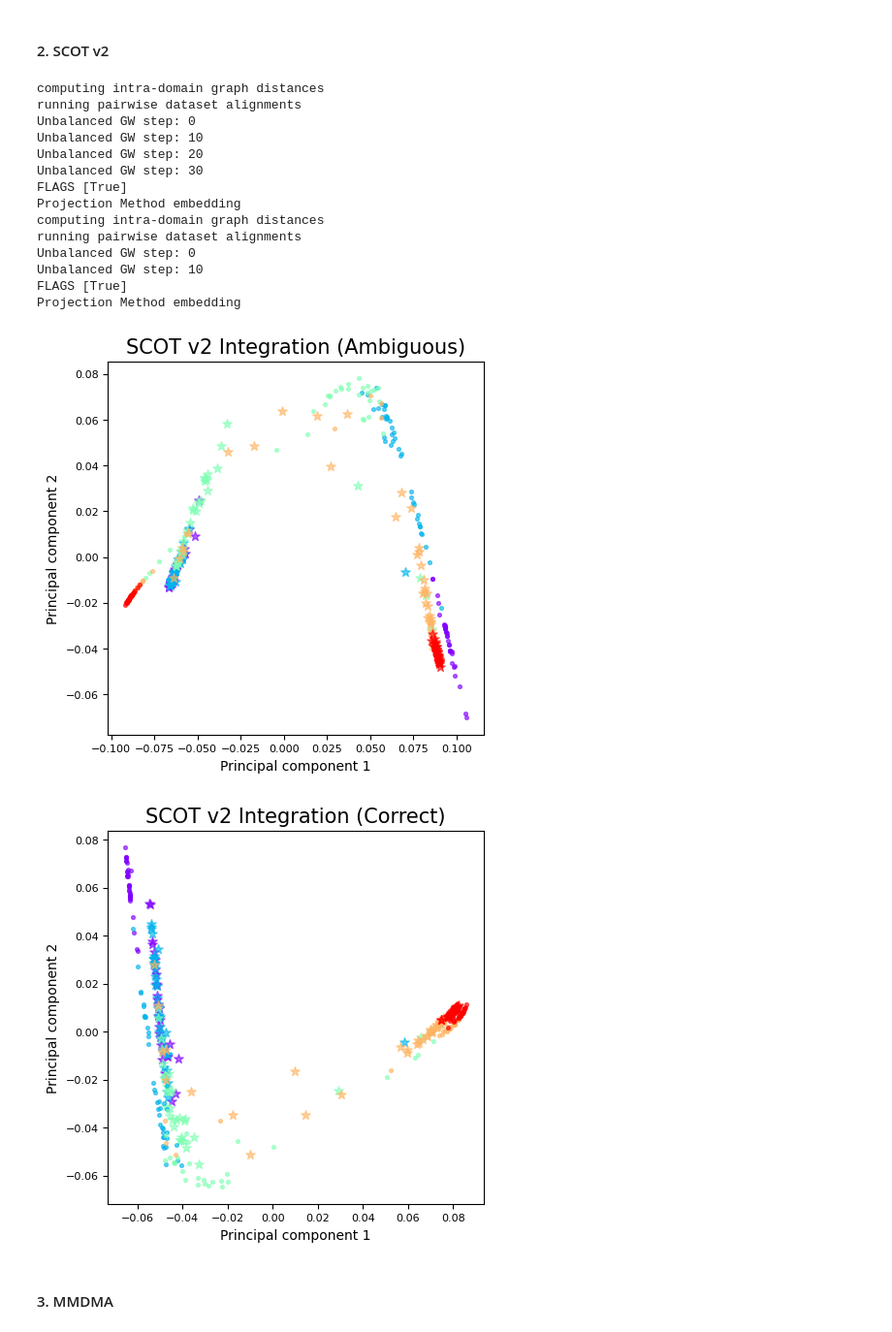
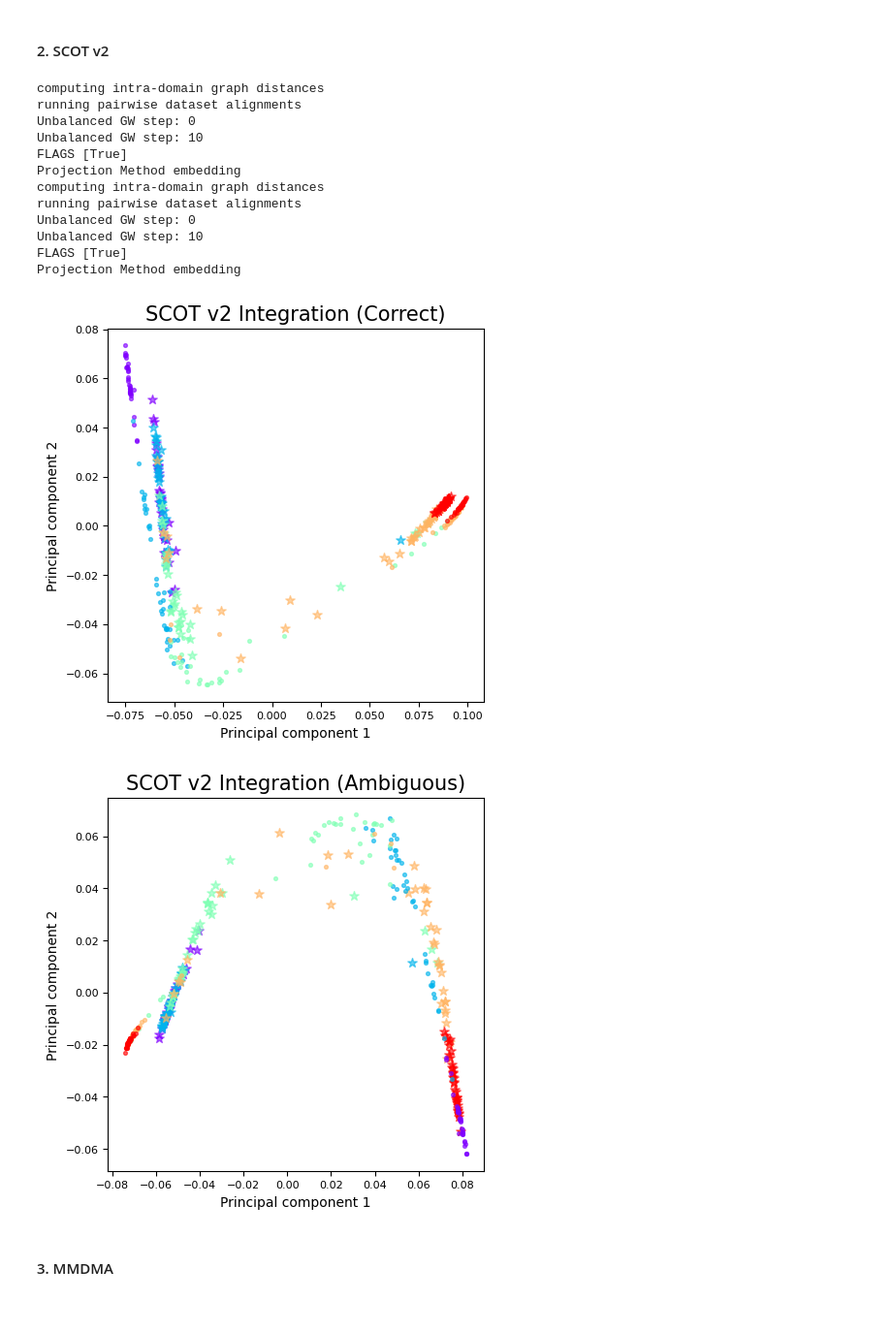
Before and after one commit to batmen-lab/SONATA, a Jupyter notebook: src/examples/baselines/scGEM.ipynb, the cells around one changed output. Shown at 97% size. Saved outputs shown, nothing was run; the diff lists cells and outputs as text; code cells hidden in the pictures.

```diff
--- a/examples/baselines/scGEM.ipynb
+++ b/src/examples/baselines/scGEM.ipynb
@@ -22,13 +22,14 @@ Running on cpu
 # load parameters and datasets
 with open("../cfgs/scGEM.yaml", "r") as file:
         params = yaml.safe_load(file)
+params = SimpleNamespace(**params)
 
-data_url1 = os.path.join('..', params["data_path"], params["data_url1"])
-data_url2 = os.path.join('..', params["data_path"], params["data_url2"])
+data_url1 = os.path.join('..', params.data_path, params.data_url1)
+data_url2 = os.path.join('..', params.data_path, params.data_url2)
 assert os.path.isfile(data_url1) and os.path.isfile(data_url2)
 
-label_url1 = os.path.join('..', params["data_path"], params["label_url1"])
-label_url2 = os.path.join('..', params["data_path"], params["label_url2"])
+label_url1 = os.path.join('..', params.data_path, params.label_url1)
+label_url2 = os.path.join('..', params.data_path, params.label_url2)
 assert os.path.isfile(label_url1) and os.path.isfile(label_url2)
 
 data1 = load_data(data_url1, )
@@ -38,11 +39,11 @@ print("data size: data1 = {}, data2 = {}".format(data1.shape, data2.shape))
 label1 = load_data(label_url1, ).astype(int)
 label2 = load_data(label_url2, ).astype(int)
 
-if params["norm"]:
-        data1 = normalize(data1, norm=params["norm"])
-        data2 = normalize(data2, norm=params["norm"])
+if params.norm:
+        data1 = normalize(data1, norm=params.norm)
+        data2 = normalize(data2, norm=params.norm)
 
-if params["sort"]:
+if params.sort_label:
         data1, label1, _ = sorted_by_label(data1, label1)
         data2, label2, _ = sorted_by_label(data2, label2)
 # %% [output]
@@ -86,33 +87,31 @@ It.  |Err
 # %% [markdown]
 #### 2. SCOT v2
 # %%
-# Ambiguous case
+# Correct case
 scot_instance = scotv2.SCOTv2([data1, data2])
 integrated_data_case1 = scot_instance.align(k=22, eps=0.01, rho=0.01, mode='connectivity', metric='correlation', normalize=False)
 
-# Correct case
+# Ambiguous case
 scot_instance = scotv2.SCOTv2([data1, data2])
 integrated_data_case2 = scot_instance.align(k=20, eps=0.01, rho=0.1,  mode='connectivity', metric='correlation', normalize=False)
 
-plt_mapping_by_labels(integrated_data_case1[0], integrated_data_case1[1], label1, label2, title = "SCOT v2 Integration (Ambiguous)", a = 0.6, show=True)
-plt_mapping_by_labels(integrated_data_case2[0], integrated_data_case2[1], label1, label2, title = "SCOT v2 Integration (Correct)", a = 0.6, show=True)
+plt_mapping_by_labels(integrated_data_case1[0], integrated_data_case1[1], label1, label2, title = "SCOT v2 Integration (Correct)", a = 0.6, show=True)
+plt_mapping_by_labels(integrated_data_case2[0], integrated_data_case2[1], label1, label2, title = "SCOT v2 Integration (Ambiguous)", a = 0.6, show=True)
 # %% [output]
 computing intra-domain graph distances
 running pairwise dataset alignments
 Unbalanced GW step: 0
 Unbalanced GW step: 10
-Unbalanced GW step: 20
-Unbalanced GW step: 30
 FLAGS [True]
 Projection Method embedding
 computing intra-domain graph distances
 running pairwise dataset alignments
 Unbalanced GW step: 0
 Unbalanced GW step: 10
 FLAGS [True]
 Projection Method embedding
-[figure, old version]
+[figure, new version]
-[figure, old version]
+[figure, new version]
 # %% [markdown]
 #### 3. MMDMA
 # %%
```
Also changed, not shown: parts of 2 cells of this notebook, 47 other files.
